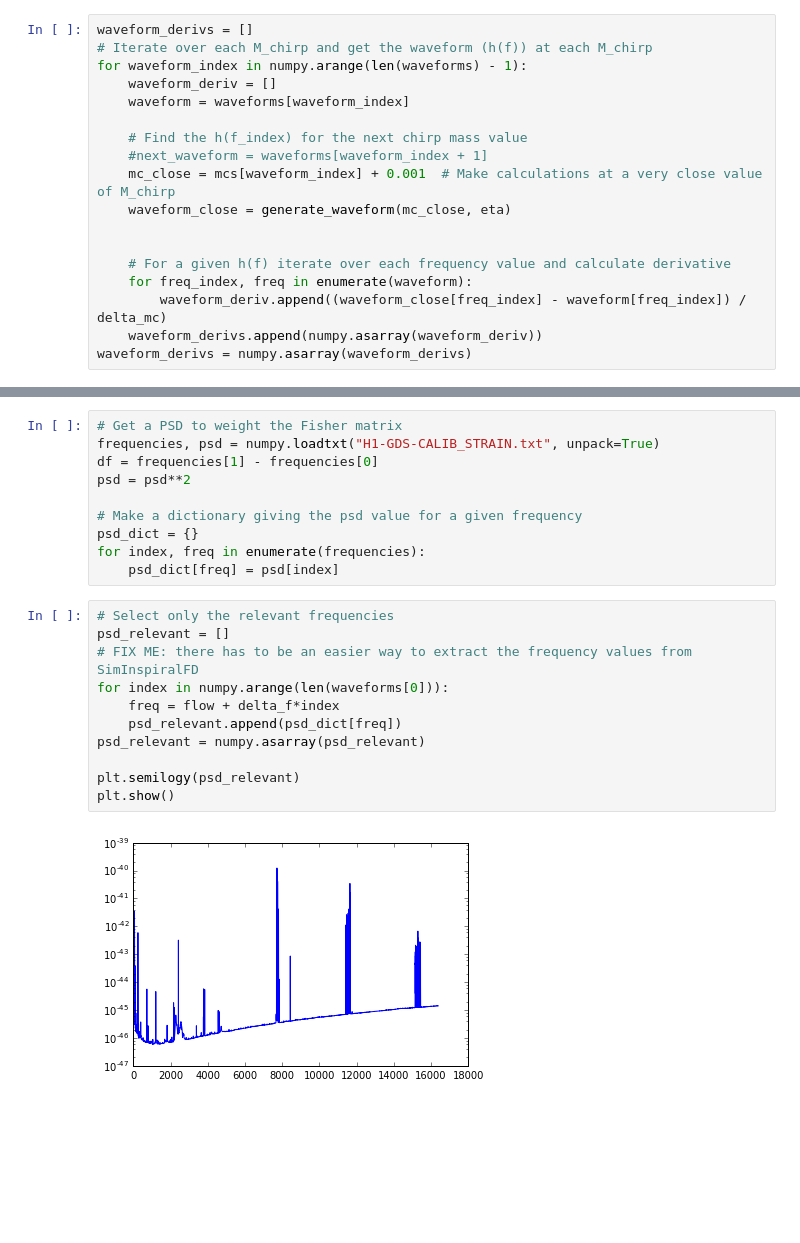
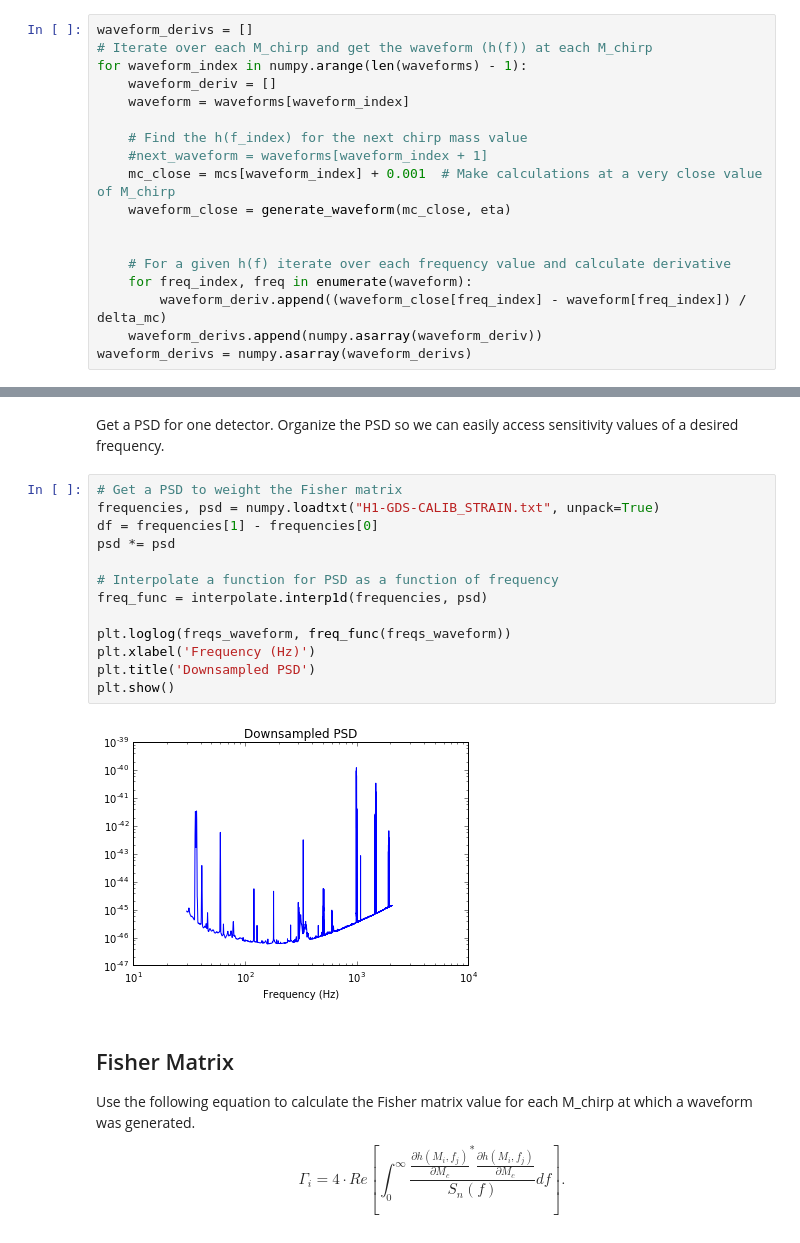
Before and after one commit to CIERA-Northwestern/precession_measurability, a Jupyter notebook: fisher_matrix.ipynb, the cells around one changed output, grey strips where cells are left out. Cells and saved outputs as stored; diff of their text form; blank space fills up the shorter version.

```diff
--- a/fisher_matrix.ipynb
+++ b/fisher_matrix.ipynb
@@ -157,24 +181,26 @@ plt.show()
+# %% [markdown]
+Get a PSD for one detector. Organize the PSD so we can easily access sensitivity values of a desired frequency.
 # %%
 # Get a PSD to weight the Fisher matrix
 frequencies, psd = numpy.loadtxt("H1-GDS-CALIB_STRAIN.txt", unpack=True)
 df = frequencies[1] - frequencies[0]
-psd = psd**2
+psd *= psd
 
-# Make a dictionary giving the psd value for a given frequency
-psd_dict = {}
-for index, freq in enumerate(frequencies):
-    psd_dict[freq] = psd[index]
+# Interpolate a function for PSD as a function of frequency
+freq_func = interpolate.interp1d(frequencies, psd)
+
+plt.loglog(freqs_waveform, freq_func(freqs_waveform))
+plt.xlabel('Frequency (Hz)')
+plt.title('Downsampled PSD')
+plt.show()
+# %% [output]
+[figure, added]
-# %%
-# Select only the relevant frequencies
-psd_relevant = []
-# FIX ME: there has to be an easier way to extract the frequency values from SimInspiralFD
-for index in numpy.arange(len(waveforms[0])):
-    freq = flow + delta_f*index
-    psd_relevant.append(psd_dict[freq])
-psd_relevant = numpy.asarray(psd_relevant)
-
-plt.semilogy(psd_relevant)
-plt.show()
-# %% [output]
-[figure, removed]
+# %% [markdown]
+## Fisher Matrix
+
+Use the following equation to calculate the Fisher matrix value for each M_chirp at which a waveform was generated.
+
+$$
+\Gamma_{i} = 4 \cdot Re[\int_{0}^{\infty} \frac{\frac{\partial h(M_{i}, f_{j})}{\partial M_{c}}^{*} \frac{\partial h(M_{i}, f_{j})}{\partial M_{c}}}  {S_{n}(f)} df].
+$$
 # %%
```
Also changed, not shown: parts of 14 cells of this notebook.
